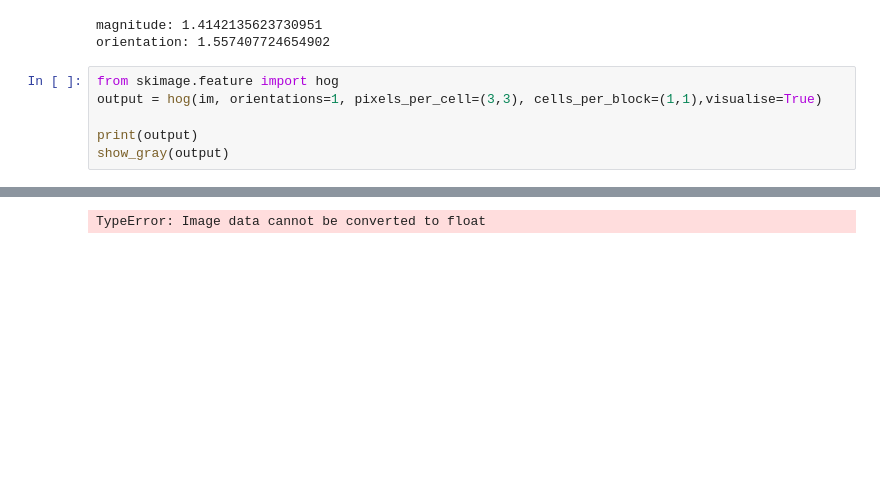
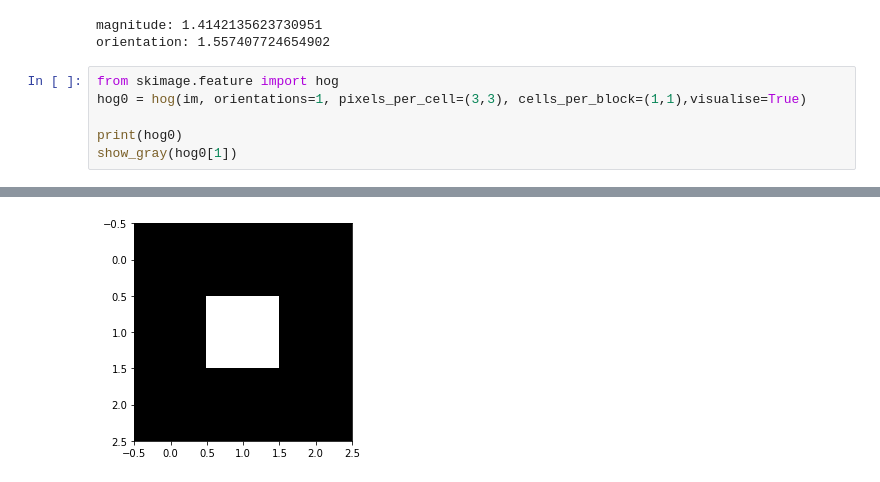
Before and after one commit to n4n0lix/CV, a Jupyter notebook: 10/ex10.ipynb, the cells around one changed output, grey strips where cells are left out. Drawn from its saved outputs; the diff is of its cells as text; blank space fills up the shorter version.

```diff
--- a/10/ex10.ipynb
+++ b/10/ex10.ipynb
@@ -84,8 +84,8 @@ magnitude: 1.4142135623730951
 orientation: 1.557407724654902
 # %%
 from skimage.feature import hog
-output = hog(im, orientations=1, pixels_per_cell=(3,3), cells_per_block=(1,1),visualise=True)
+hog0 = hog(im, orientations=1, pixels_per_cell=(3,3), cells_per_block=(1,1),visualise=True)
 
-print(output)
-show_gray(output)
+print(hog0)
+show_gray(hog0[1])
 # %% [output]
@@ -97 +97 @@ show_gray(output)
-TypeError: Image data cannot be converted to float
+[figure, added]
```
Also changed, not shown: parts of 6 cells of this notebook, 1 other file.
